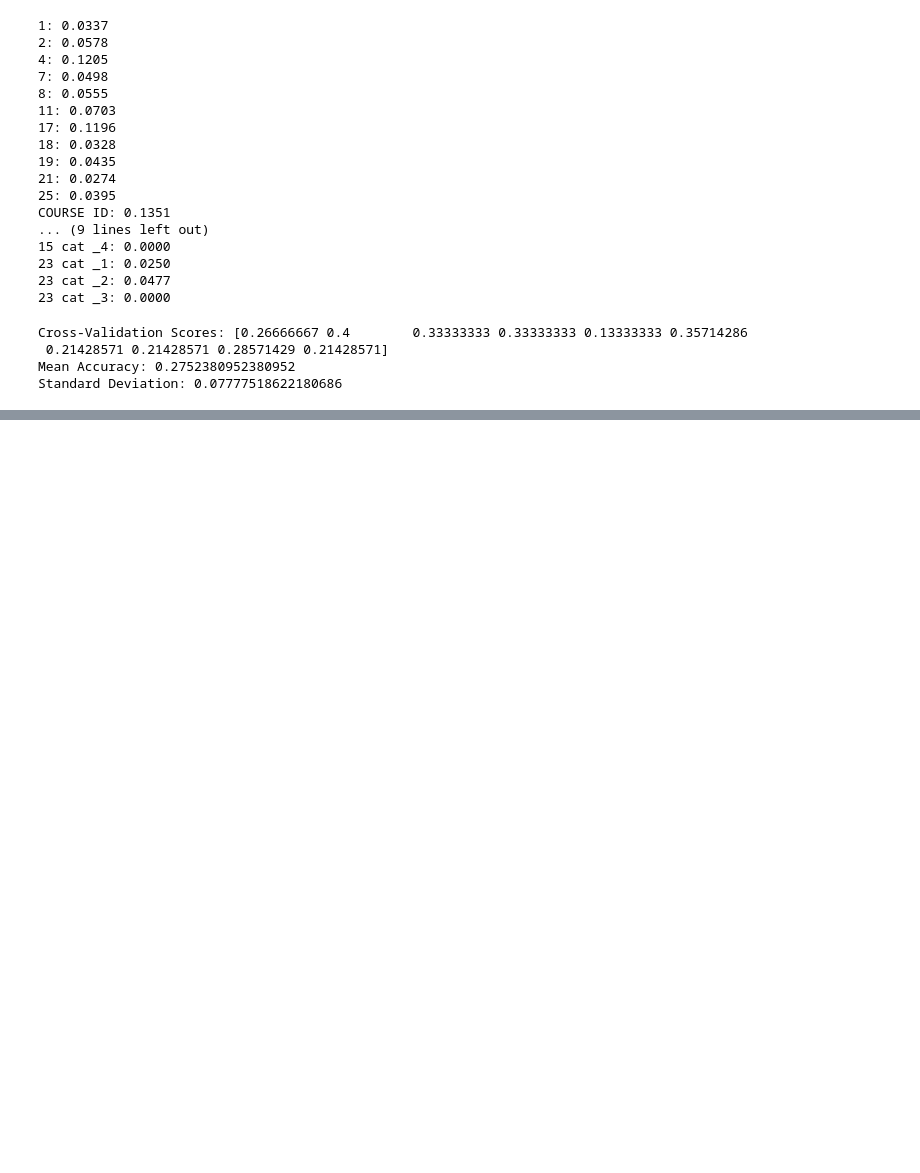
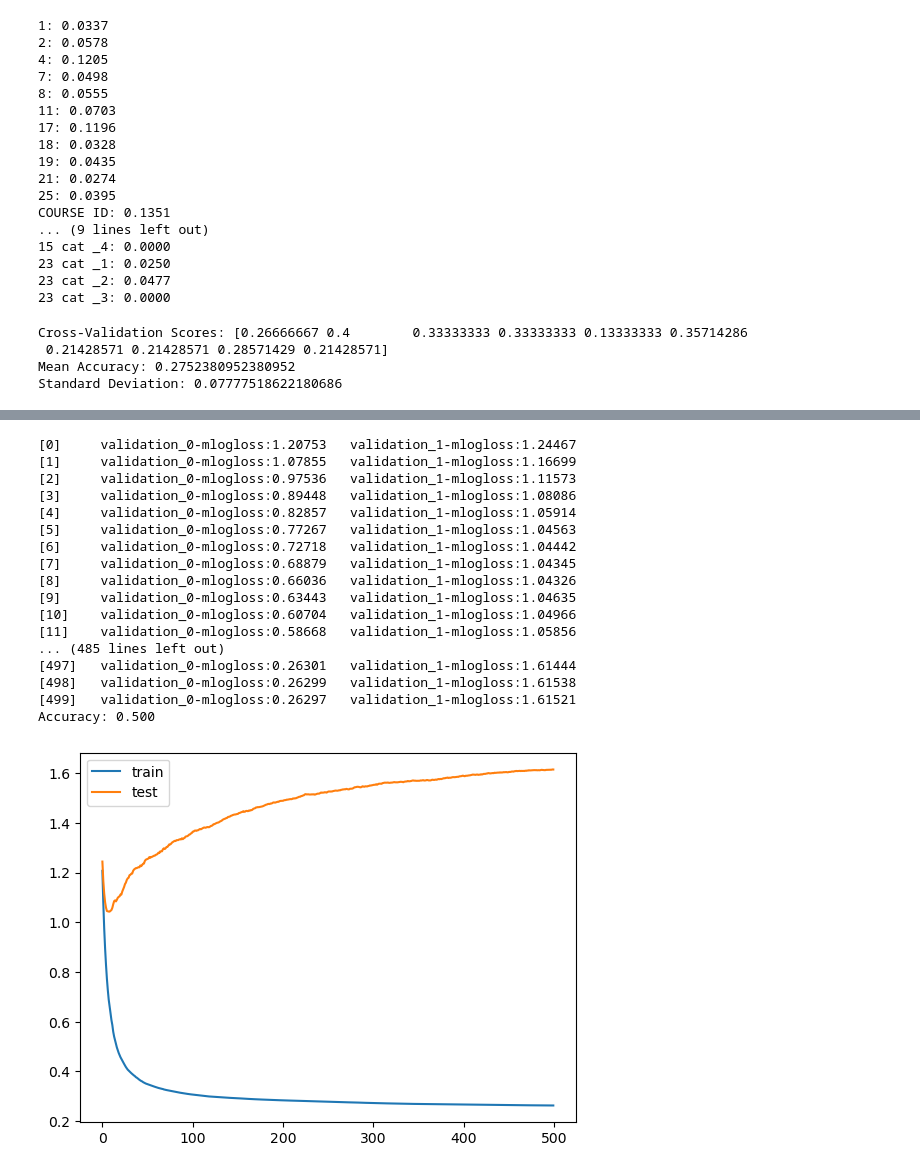
Before and after one commit to milooranm/TraditionalvsCausalAnalytics, a Jupyter notebook: Students.ipynb, the cells around one changed output, grey strips where cells are left out. Drawn from its saved outputs; the diff is of its cells as text; code cells hidden in the pictures; blank space fills up the shorter version.

```diff
--- a/Students.ipynb
+++ b/Students.ipynb
@@ -1281,0 +1420,39 @@ xgbc0.fit(X_train , y_train)
+# %%
+xgbc2 = XGBClassifier(n_estimators=500, eval_metric='mlogloss')
+# define the datasets to evaluate each iteration
+evalset = [(X_train, y_train), (X_test,y_test)]
+
+xgbc2.fit(X_train, y_train, eval_set=evalset)
+
+# evaluate performance
+yhat = xgbc2.predict(X_test)
+score = accuracy_score(y_test, yhat)
+print('Accuracy: %.3f' % score)
+# retrieve performance metrics
+results = xgbc2.evals_result()
+# plot learning curves
+plt.plot(results['validation_0']['mlogloss'], label='train')
+plt.plot(results['validation_1']['mlogloss'], label='test')
+# show the legend
+plt.legend()
+# show the plot
+plt.show()
+# %% [output]
+[0]     validation_0-mlogloss:1.20753   validation_1-mlogloss:1.24467
+[1]     validation_0-mlogloss:1.07855   validation_1-mlogloss:1.16699
+[2]     validation_0-mlogloss:0.97536   validation_1-mlogloss:1.11573
+[3]     validation_0-mlogloss:0.89448   validation_1-mlogloss:1.08086
+[4]     validation_0-mlogloss:0.82857   validation_1-mlogloss:1.05914
+[5]     validation_0-mlogloss:0.77267   validation_1-mlogloss:1.04563
+[6]     validation_0-mlogloss:0.72718   validation_1-mlogloss:1.04442
+[7]     validation_0-mlogloss:0.68879   validation_1-mlogloss:1.04345
+[8]     validation_0-mlogloss:0.66036   validation_1-mlogloss:1.04326
+[9]     validation_0-mlogloss:0.63443   validation_1-mlogloss:1.04635
+[10]    validation_0-mlogloss:0.60704   validation_1-mlogloss:1.04966
+[11]    validation_0-mlogloss:0.58668   validation_1-mlogloss:1.05856
+... (485 lines left out)
+[497]   validation_0-mlogloss:0.26301   validation_1-mlogloss:1.61444
+[498]   validation_0-mlogloss:0.26299   validation_1-mlogloss:1.61538
+[499]   validation_0-mlogloss:0.26297   validation_1-mlogloss:1.61521
+Accuracy: 0.500
+[figure, added]
```
Also changed, not shown: parts of 132 cells of this notebook.
